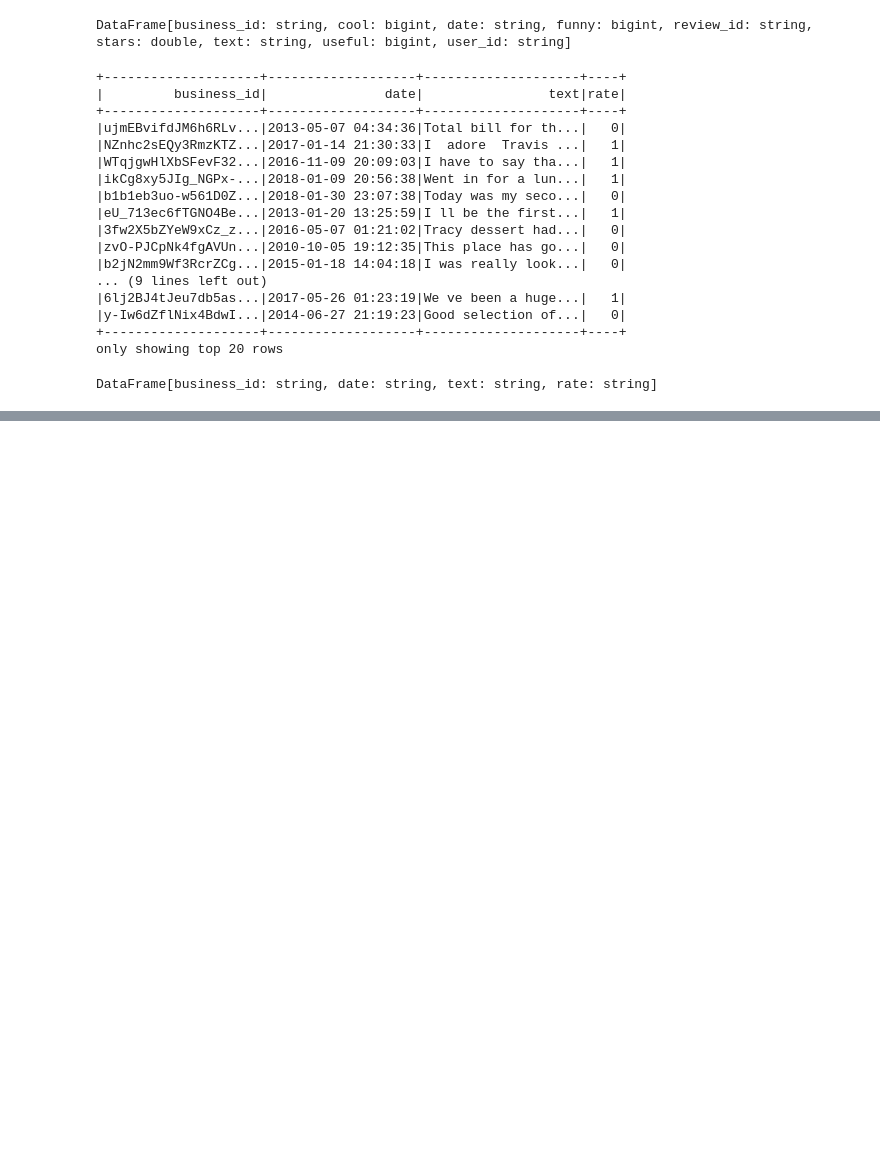
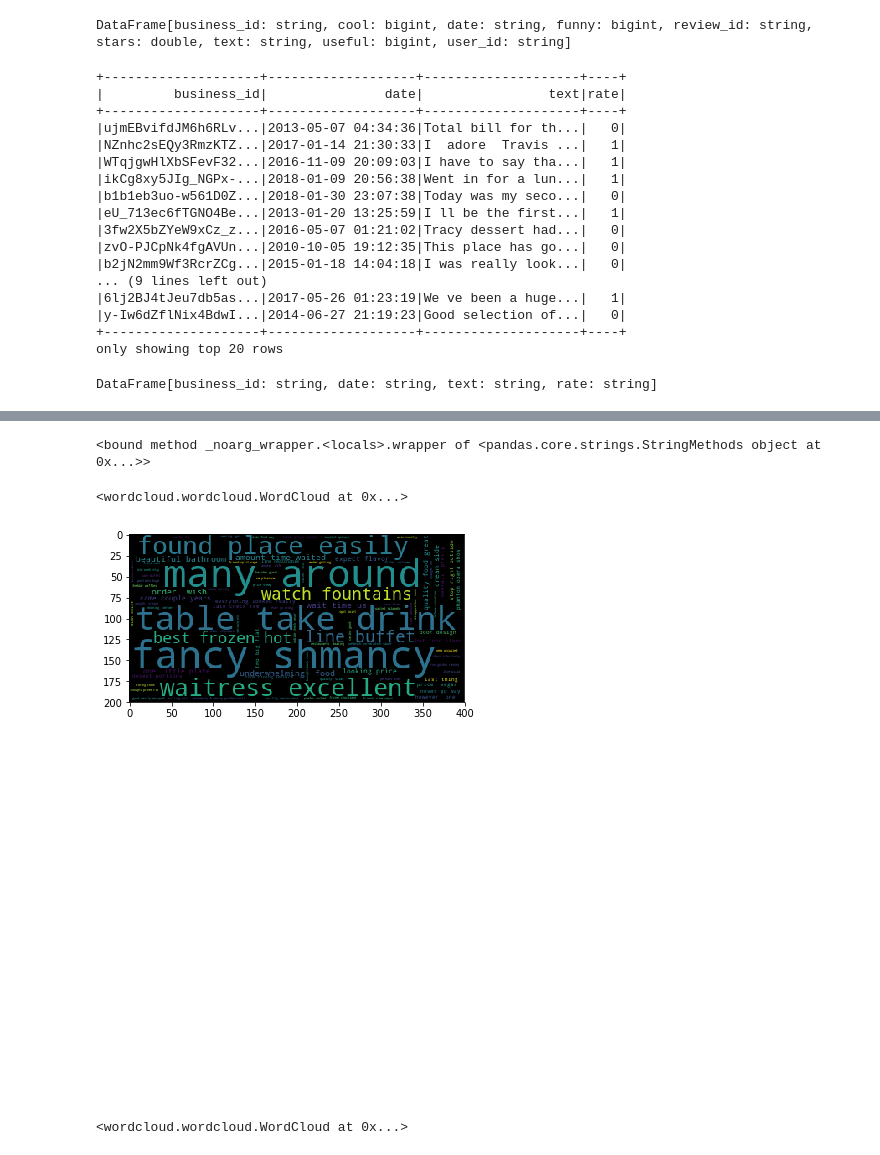
Before and after one commit to XiangkeChen/Yelp-Review-Topic-Modeling, a Jupyter notebook: codes/pyspark_text_analysis.ipynb, the cells around one changed output, grey strips where cells are left out. Saved outputs shown, nothing was run; the diff lists cells and outputs as text; code cells hidden in the pictures; blank space fills up the shorter version.

```diff
--- a/codes/pyspark_text_analysis.ipynb
+++ b/codes/pyspark_text_analysis.ipynb
@@ -191,0 +392,4 @@ F1 score: 0.7925
+# %%
+svm_coeffs_df_ngram['ngram'].str.len
+# %% [output]
+<bound method _noarg_wrapper.<locals>.wrapper of <pandas.core.strings.StringMethods object at 0x...>>
@@ -191,0 +403,19 @@ F1 score: 0.7925
+# %%
+tuples = tuple([tuple(x) for x in word_positive['ngram'].value_counts().reset_index().values])
+#print (tuples)
+#(('euro 2016', 2), ('wimbledon', 1), ('match of the day', 1))
+
+positive_cloud = WordCloud()
+#https://stackoverflow.com/q/38247648/2901002
+positive_cloud.generate_from_frequencies(dict(tuples))
+# %% [output]
+<wordcloud.wordcloud.WordCloud at 0x...>
+# %%
+import matplotlib.pyplot as plt
+plt.imshow(positive_cloud)
+plt.figure(figsize=(8,6))
+plt.axis("off")
+plt.show()
+# %% [output]
+[figure, added]
+[figure, added]
@@ -191,0 +427,10 @@ F1 score: 0.7925
+# %%
+tuples = tuple([tuple(x) for x in word_negative['ngram'].value_counts().reset_index().values])
+#print (tuples)
+#(('euro 2016', 2), ('wimbledon', 1), ('match of the day', 1))
+
+negative_cloud = WordCloud()
+#https://stackoverflow.com/q/38247648/2901002
+negative_cloud.generate_from_frequencies(dict(tuples))
+# %% [output]
+<wordcloud.wordcloud.WordCloud at 0x...>
```
Also changed, not shown: parts of 47 cells of this notebook.
